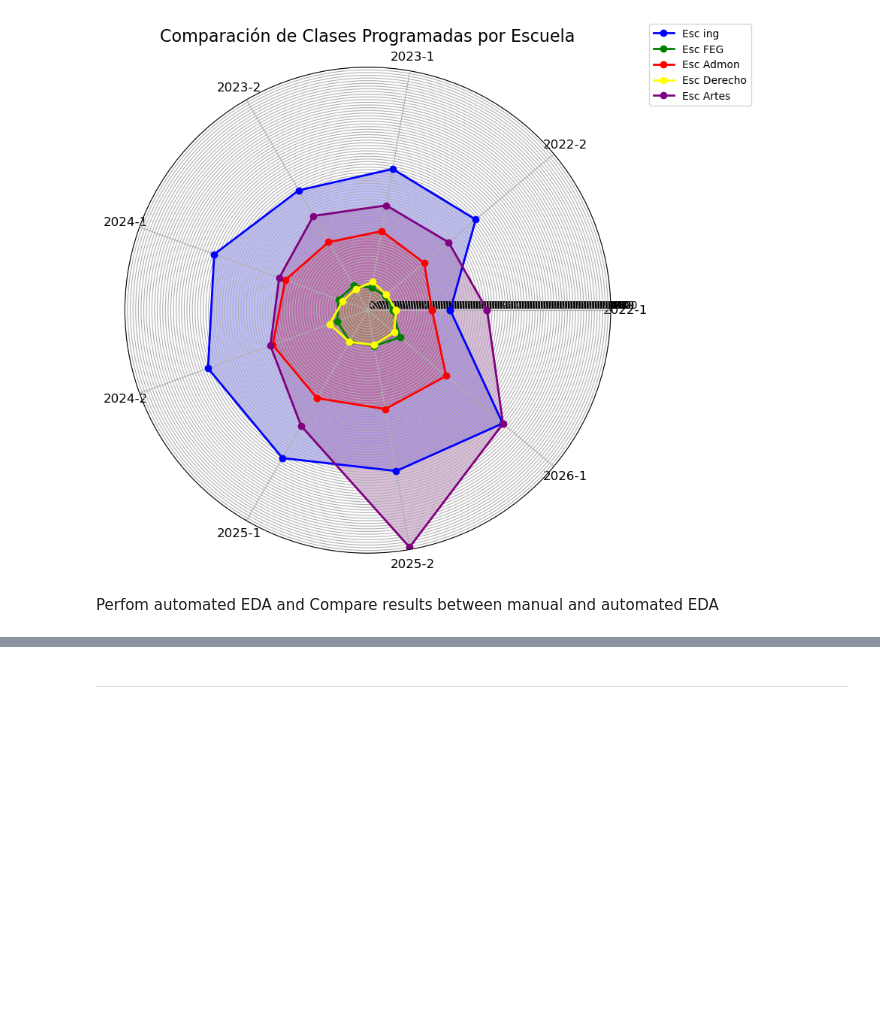
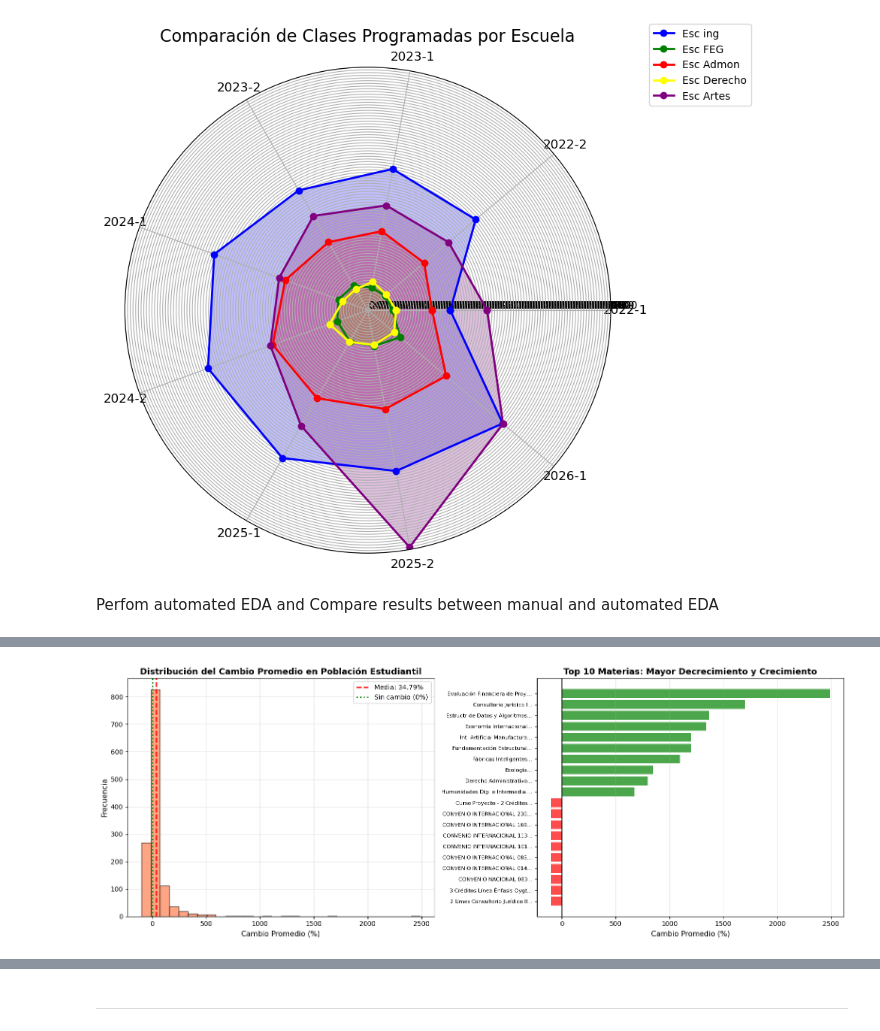
Before and after one commit to SaraMR9/Maestria---Fundamentos-en-ciencia-de-datos, a Jupyter notebook: Proyecto_Final/notebooks/20260207_Final_Project.ipynb, the cells around one changed output, grey strips where cells are left out. Cells and saved outputs as stored; diff of their text form; code cells hidden in the pictures; blank space fills up the shorter version.

```diff
--- a/Proyecto_Final/notebooks/20260207_Final_Project.ipynb
+++ b/Proyecto_Final/notebooks/20260207_Final_Project.ipynb
@@ -1383,0 +1557,91 @@ Perfom automated EDA and Compare results between manual and automated EDA
+# %%
+# Calcular cambio en población estudiantil por materia a lo largo del tiempo
+def calcular_decrecimiento_materia(df_materia):
+    """Calcula el decrecimiento promedio de una materia"""
+    df_sorted = df_materia.sort_values('Semestre')
+    if len(df_sorted) < 2:
+        return np.nan
+
+    # Calcular cambios porcentuales entre semestres consecutivos
+    cambios = []
+    for i in range(1, len(df_sorted)):
+        actual = df_sorted.iloc[i]['Total_Inscritos']
+        anterior = df_sorted.iloc[i-1]['Total_Inscritos']
+
+        if anterior > 0:  # Evitar división por cero
+            cambio_porcentual = ((actual - anterior) / anterior) * 100
+            cambios.append(cambio_porcentual)
+
+    return np.mean(cambios) if cambios else np.nan
+
+# Aplicar a cada materia
+decrecimiento_por_materia = df_final.groupby('Nombre Materia').apply(
+    calcular_decrecimiento_materia
+).reset_index()
+decrecimiento_por_materia.columns = ['Nombre Materia', 'Cambio_Promedio_%']
+
+# Eliminar NaN
+decrecimiento_por_materia = decrecimiento_por_materia.dropna()
+
+print("Estadísticas del Cambio Promedio en Población Estudiantil:")
+print(decrecimiento_por_materia['Cambio_Promedio_%'].describe())
+
+# Promedio general
+promedio_cambio = decrecimiento_por_materia['Cambio_Promedio_%'].mean()
+print(f"\nCambio promedio general: {promedio_cambio:.2f}%")
+
+# Visualización
+fig, axes = plt.subplots(1, 2, figsize=(16, 6))
+
+# Histograma
+axes[0].hist(decrecimiento_por_materia['Cambio_Promedio_%'], bins=30,
+             color='coral', edgecolor='black', alpha=0.7)
+axes[0].axvline(promedio_cambio, color='red', linestyle='--', linewidth=2,
+                label=f'Media: {promedio_cambio:.2f}%')
+axes[0].axvline(0, color='green', linestyle=':', linewidth=2, label='Sin cambio (0%)')
+axes[0].set_title('Distribución del Cambio Promedio en Población Estudiantil',
+                  fontsize=13, fontweight='bold')
+axes[0].set_xlabel('Cambio Promedio (%)', fontsize=11)
+axes[0].set_ylabel('Frecuencia', fontsize=11)
+axes[0].legend()
+axes[0].grid(True, alpha=0.3)
+
+# Top 10 materias con mayor decrecimiento y crecimiento
+top_decrecimiento = decrecimiento_por_materia.nsmallest(10, 'Cambio_Promedio_%')
+top_crecimiento = decrecimiento_por_materia.nlargest(10, 'Cambio_Promedio_%')
+
+combined = pd.concat([top_decrecimiento, top_crecimiento]).sort_values('Cambio_Promedio_%')
+colors = ['red' if x < 0 else 'green' for x in combined['Cambio_Promedio_%']]
+
+# Truncar nombres largos para mejor visualización
+combined['Nombre_Corto'] = combined['Nombre Materia'].str[:30] + '...'
+
+axes[1].barh(range(len(combined)), combined['Cambio_Promedio_%'], color=colors, alpha=0.7)
+axes[1].set_yticks(range(len(combined)))
+axes[1].set_yticklabels(combined['Nombre_Corto'], fontsize=8)
+axes[1].set_title('Top 10 Materias: Mayor Decrecimiento y Crecimiento',
+                  fontsize=13, fontweight='bold')
+axes[1].set_xlabel('Cambio Promedio (%)', fontsize=11)
+axes[1].axvline(0, color='black', linestyle='-', linewidth=1)
+axes[1].grid(True, alpha=0.3, axis='x')
+
+plt.tight_layout()
+plt.show()
+
+# Mostrar tabla completa de top 10
+print("\n--- Top 10 Materias con Mayor Decrecimiento ---")
+display(top_decrecimiento[['Nombre Materia', 'Cambio_Promedio_%']])
+
+print("\n--- Top 10 Materias con Mayor Crecimiento ---")
+display(top_crecimiento[['Nombre Materia', 'Cambio_Promedio_%']])
+
+# Clasificar materias
+print("\n--- Clasificación de Materias ---")
+crecientes = (decrecimiento_por_materia['Cambio_Promedio_%'] > 0).sum()
+decrecientes = (decrecimiento_por_materia['Cambio_Promedio_%'] < 0).sum()
+estables = (decrecimiento_por_materia['Cambio_Promedio_%'] == 0).sum()
+
+print(f"Materias en crecimiento: {crecientes} ({crecientes/len(decrecimiento_por_materia)*100:.1f}%)")
+print(f"Materias en decrecimiento: {decrecientes} ({decrecientes/len(decrecimiento_por_materia)*100:.1f}%)")
+print(f"Materias estables: {estables} ({estables/len(decrecimiento_por_materia)*100:.1f}%)")
+# %% [output]
@@ -1383,0 +1660 @@ Perfom automated EDA and Compare results between manual and automated EDA
+[figure, added]
```
Also changed, not shown: parts of 28 cells of this notebook, 2 other files.
